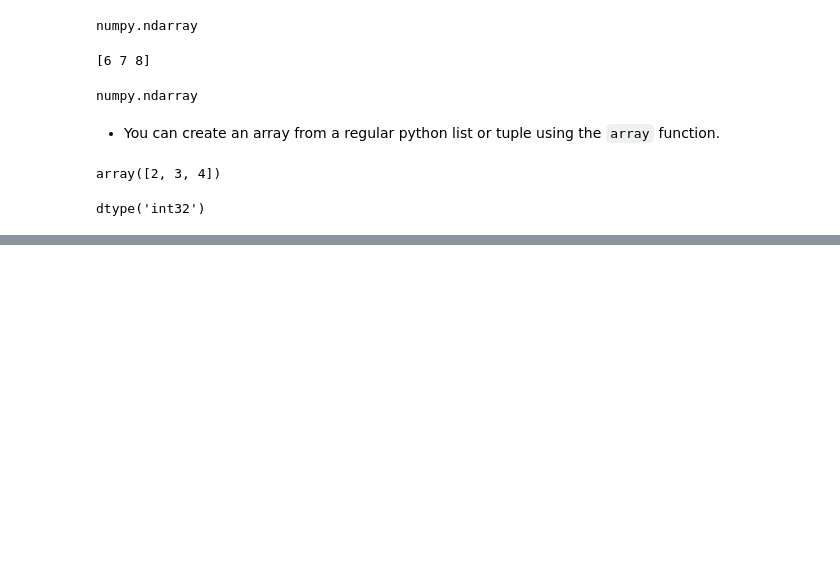
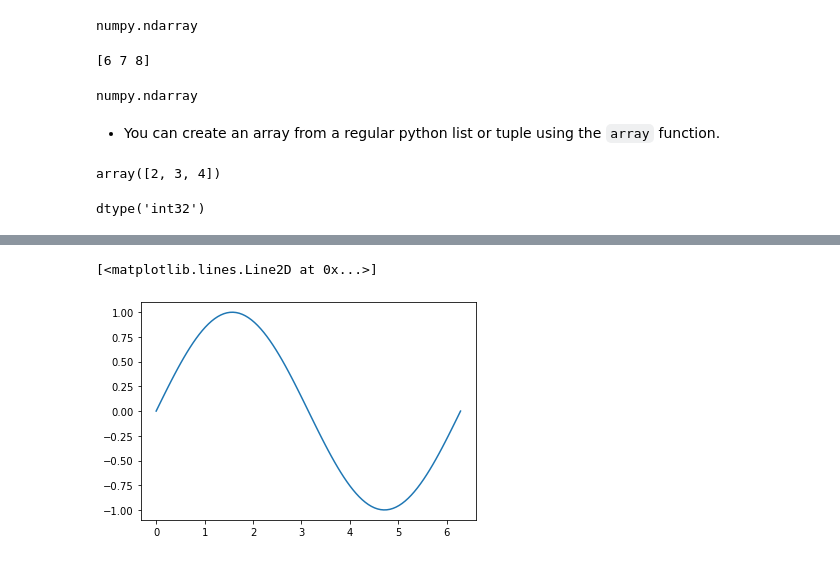
Before and after one commit to amnksngh/MITx.6.86x, a Jupyter notebook: Packages/numpy.ipynb, the cells around one changed output, grey strips where cells are left out. Saved outputs shown, nothing was run; the diff lists cells and outputs as text; code cells hidden in the pictures; blank space fills up the shorter version.

```diff
--- a/Packages/numpy.ipynb
+++ b/Packages/numpy.ipynb
@@ -77,0 +153,5 @@ dtype('int32')
+# %%
+pylab.plot(x, f)
+# %% [output]
+[<matplotlib.lines.Line2D at 0x...>]
+[figure, added]
```
Also changed, not shown: parts of 34 cells of this notebook.
